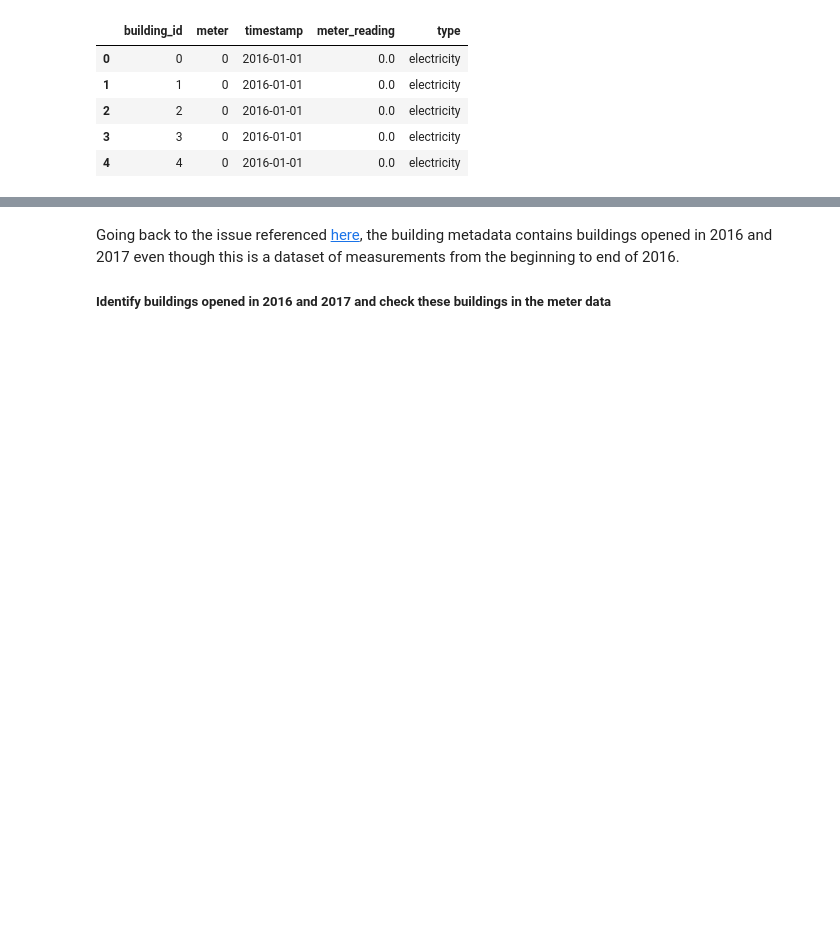
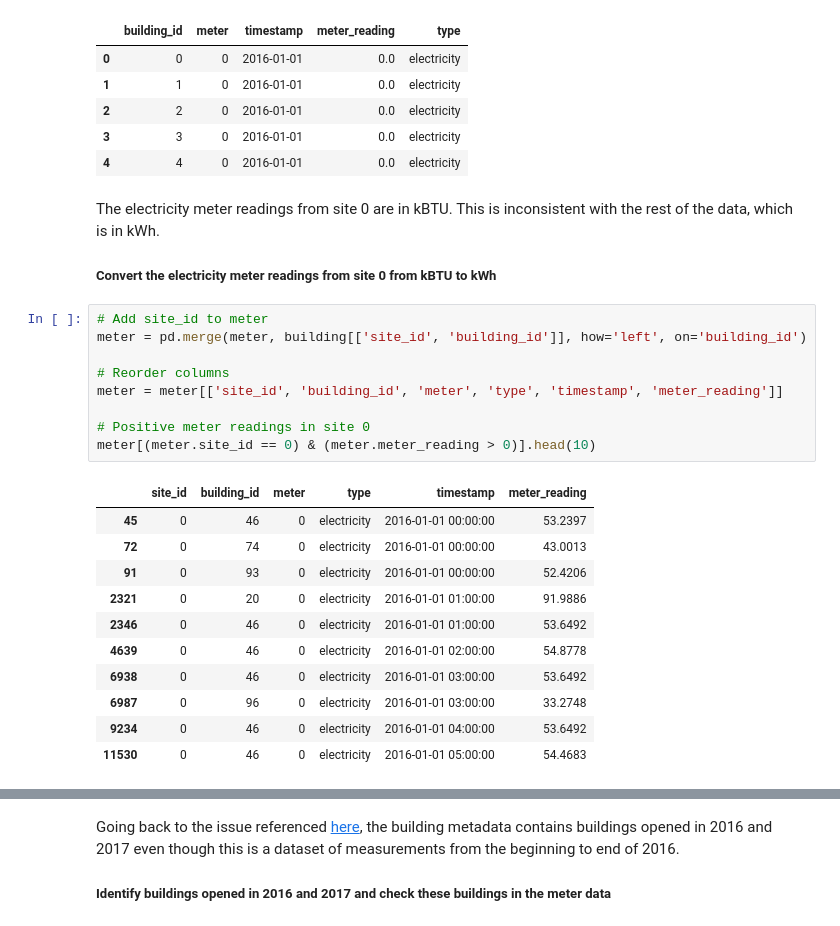
Before and after one commit to tri-bui/gep3-draft, a Jupyter notebook: cleaning.ipynb, the cells around one changed output, grey strips where cells are left out. Saved outputs shown, nothing was run; the diff lists cells and outputs as text; blank space fills up the shorter version.

```diff
--- a/cleaning.ipynb
+++ b/cleaning.ipynb
@@ -1286,3 +1287,28 @@ meter.head()
 | 2 | 2 | 0 | 2016-01-01 | 0.0 | electricity |
 | 3 | 3 | 0 | 2016-01-01 | 0.0 | electricity |
 | 4 | 4 | 0 | 2016-01-01 | 0.0 | electricity |
+# %% [markdown]
+The electricity meter readings from site 0 are in kBTU. This is inconsistent with the rest of the data, which is in kWh.
+
+##### Convert the electricity meter readings from site 0 from kBTU to kWh
+# %%
+# Add site_id to meter
+meter = pd.merge(meter, building[['site_id', 'building_id']], how='left', on='building_id')
+
+# Reorder columns
+meter = meter[['site_id', 'building_id', 'meter', 'type', 'timestamp', 'meter_reading']]
+
+# Positive meter readings in site 0
+meter[(meter.site_id == 0) & (meter.meter_reading > 0)].head(10)
+# %% [output]
+|  | site_id | building_id | meter | type | timestamp | meter_reading |
+| 45 | 0 | 46 | 0 | electricity | 2016-01-01 00:00:00 | 53.2397 |
+| 72 | 0 | 74 | 0 | electricity | 2016-01-01 00:00:00 | 43.0013 |
+| 91 | 0 | 93 | 0 | electricity | 2016-01-01 00:00:00 | 52.4206 |
+| 2321 | 0 | 20 | 0 | electricity | 2016-01-01 01:00:00 | 91.9886 |
+| 2346 | 0 | 46 | 0 | electricity | 2016-01-01 01:00:00 | 53.6492 |
+| 4639 | 0 | 46 | 0 | electricity | 2016-01-01 02:00:00 | 54.8778 |
+| 6938 | 0 | 46 | 0 | electricity | 2016-01-01 03:00:00 | 53.6492 |
+| 6987 | 0 | 96 | 0 | electricity | 2016-01-01 03:00:00 | 33.2748 |
+| 9234 | 0 | 46 | 0 | electricity | 2016-01-01 04:00:00 | 53.6492 |
+| 11530 | 0 | 46 | 0 | electricity | 2016-01-01 05:00:00 | 54.4683 |
```
Also changed, not shown: parts of 4 cells of this notebook.
